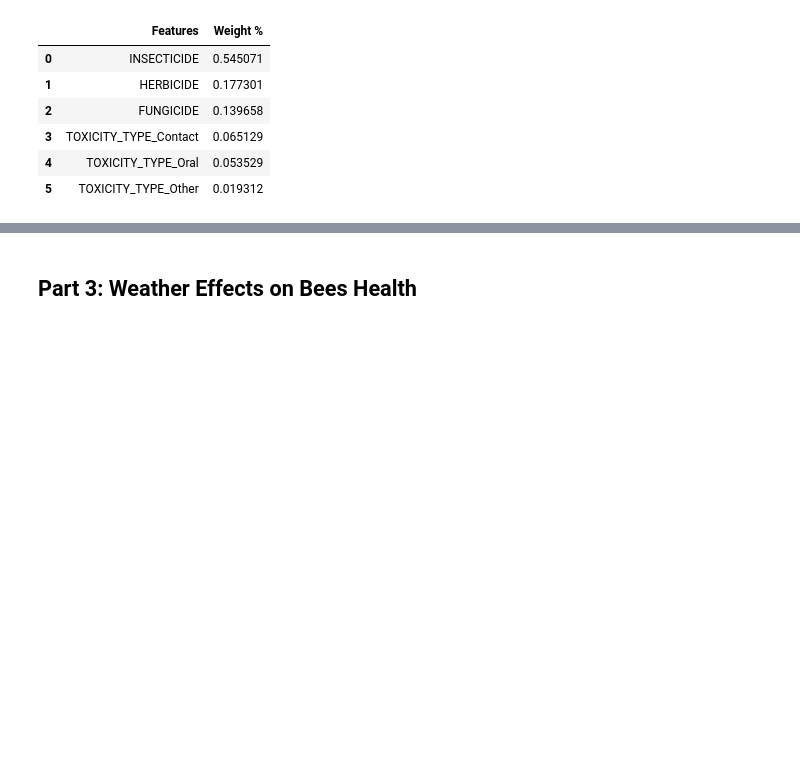
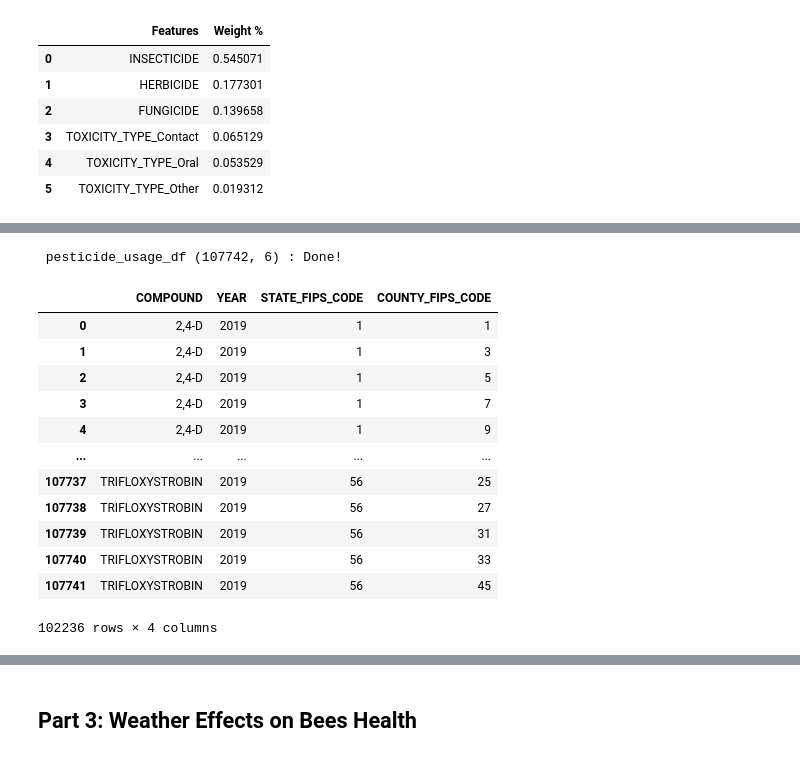
Before and after one commit to Ddav3/Bees_production_analysis, a Jupyter notebook: honey_production.ipynb, the cells around one changed output, grey strips where cells are left out. Drawn from its saved outputs; the diff is of its cells as text; code cells hidden in the pictures; blank space fills up the shorter version.

```diff
--- a/honey_production.ipynb
+++ b/honey_production.ipynb
@@ -265,0 +296,3 @@ utils.bar_all(apistox_complete_df,apistox_complete_df.columns,["INSECTICIDE","HE
+# %%
+pesticide_usage_df = utils.load_pesticide_usage_datasets(remove_kg=False)
+utils.EDA(pesticide_usage_df)
@@ -265,0 +317,19 @@ utils.bar_all(apistox_complete_df,apistox_complete_df.columns,["INSECTICIDE","HE
+# %%
+pesticide_usage_df = utils.load_pesticide_usage_datasets(remove_kg=True)
+
+pesticide_usage_df
+# %% [output]
+ pesticide_usage_df (107742, 6) : Done!
+|  | COMPOUND | YEAR | STATE_FIPS_CODE | COUNTY_FIPS_CODE |
+| 0 | 2,4-D | 2019 | 1 | 1 |
+| 1 | 2,4-D | 2019 | 1 | 3 |
+| 2 | 2,4-D | 2019 | 1 | 5 |
+| 3 | 2,4-D | 2019 | 1 | 7 |
+| 4 | 2,4-D | 2019 | 1 | 9 |
+| ... | ... | ... | ... | ... |
+| 107737 | TRIFLOXYSTROBIN | 2019 | 56 | 25 |
+| 107738 | TRIFLOXYSTROBIN | 2019 | 56 | 27 |
+| 107739 | TRIFLOXYSTROBIN | 2019 | 56 | 31 |
+| 107740 | TRIFLOXYSTROBIN | 2019 | 56 | 33 |
+| 107741 | TRIFLOXYSTROBIN | 2019 | 56 | 45 |
+102236 rows × 4 columns
```
Also changed, not shown: parts of 7 cells of this notebook, 1 other file.
